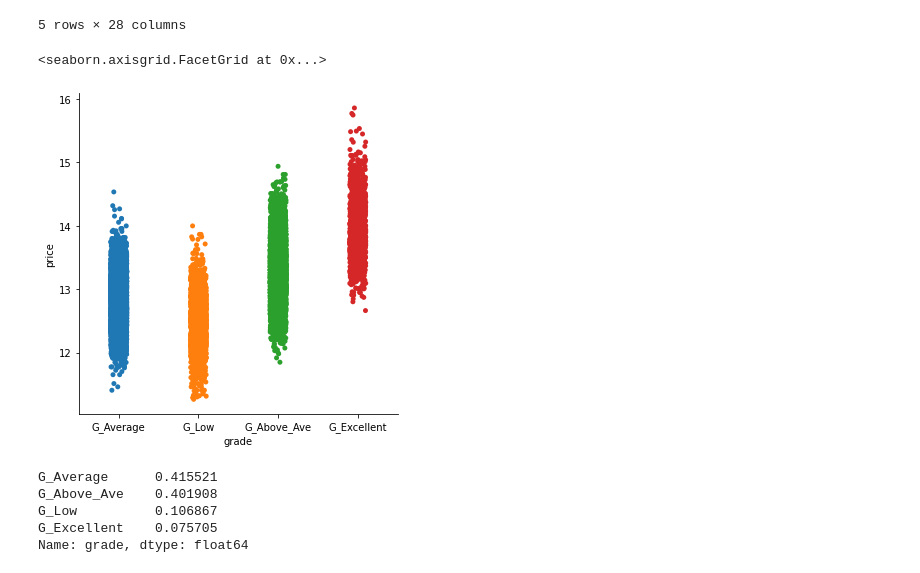
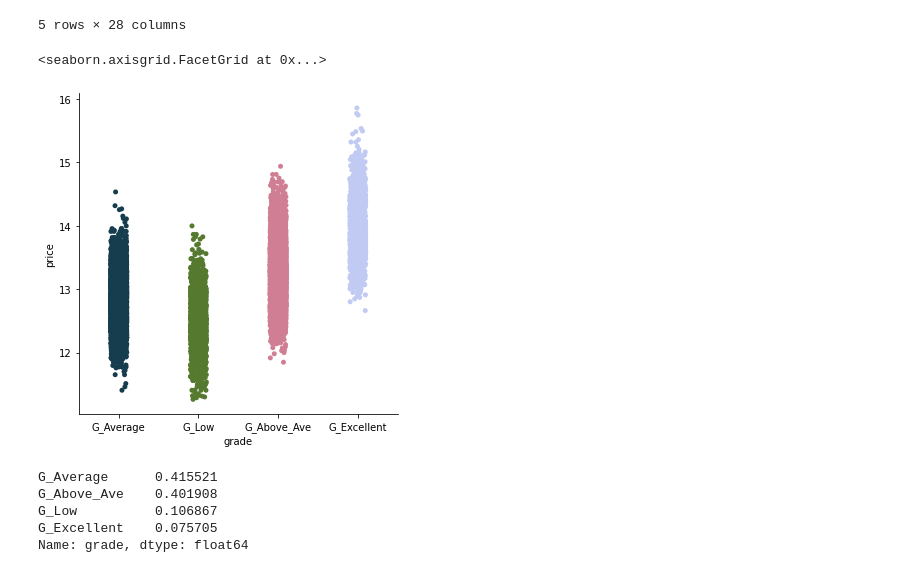
Before and after one commit to NicholasIndorf/KingCountyHousingSaleModel, a Jupyter notebook: notebooks/Mellissa/Valle.ipynb, the cells around one changed output. Cells and saved outputs as stored; diff of their text form; code cells hidden in the pictures.

```diff
--- a/notebooks/Mellissa/Valle.ipynb
+++ b/notebooks/Mellissa/Valle.ipynb
@@ -635,10 +610,10 @@ data.head()
 | 4 | 2/18/2015 | 13.142166 | 3 | 2.00 | 1680 | 8080 | 1.0 | NO | NONE | Cond_Average | ... |
 5 rows × 28 columns
 # %%
-sns.catplot(x='grade',y='price',data=data)
+sns.catplot(x='grade',y='price',data=data,palette="cubehelix")
 # %% [output]
 <seaborn.axisgrid.FacetGrid at 0x...>
-[figure, old version]
+[figure, new version]
 # %%
 data['grade'].value_counts(normalize=True)
 # %% [output]
```
Also changed, not shown: parts of 13 cells of this notebook.
